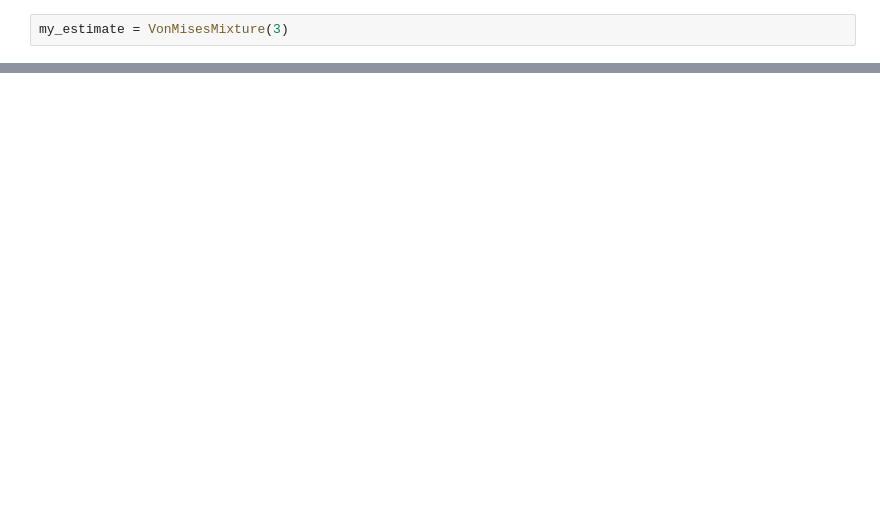
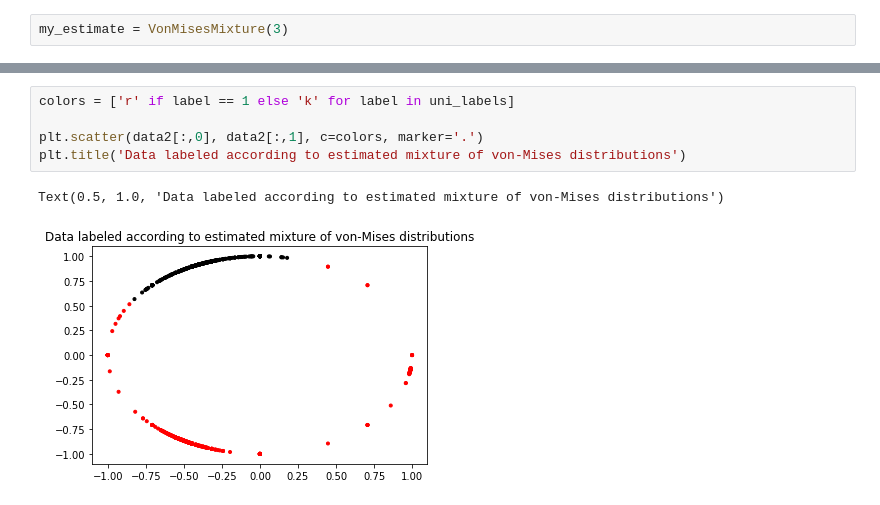
Before and after one commit to siriusted/GMM, a Jupyter notebook: Lab1.ipynb, the cells around one changed output, grey strips where cells are left out. Saved outputs shown, nothing was run; the diff lists cells and outputs as text; blank space fills up the shorter version.

```diff
--- a/Lab1.ipynb
+++ b/Lab1.ipynb
@@ -535,0 +561,8 @@ Text(0.5, 1.0, 'Simulated mixture with estimated labels')
+# %%
+colors = ['r' if label == 1 else 'k' for label in uni_labels]
+
+plt.scatter(data2[:,0], data2[:,1], c=colors, marker='.')
+plt.title('Data labeled according to estimated mixture of von-Mises distributions')
+# %% [output]
+Text(0.5, 1.0, 'Data labeled according to estimated mixture of von-Mises distributions')
+[figure, added]
```
Also changed, not shown: parts of 13 cells of this notebook.
